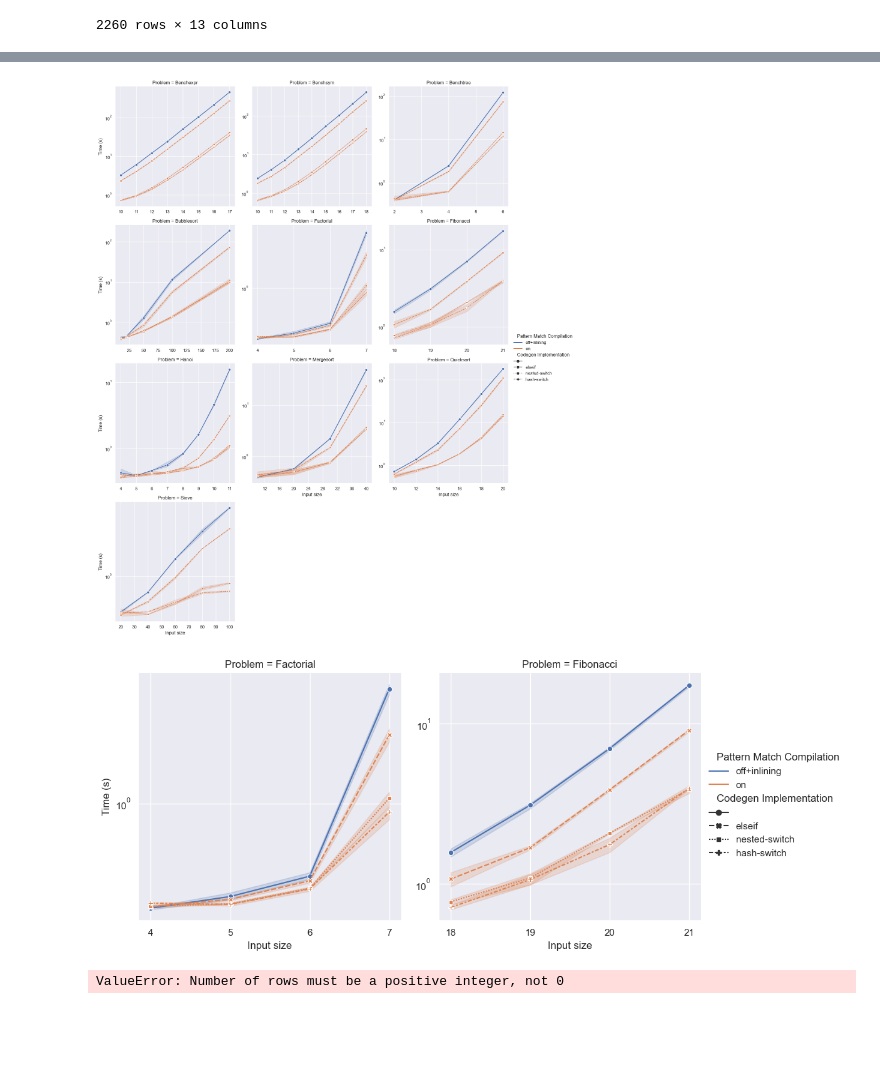
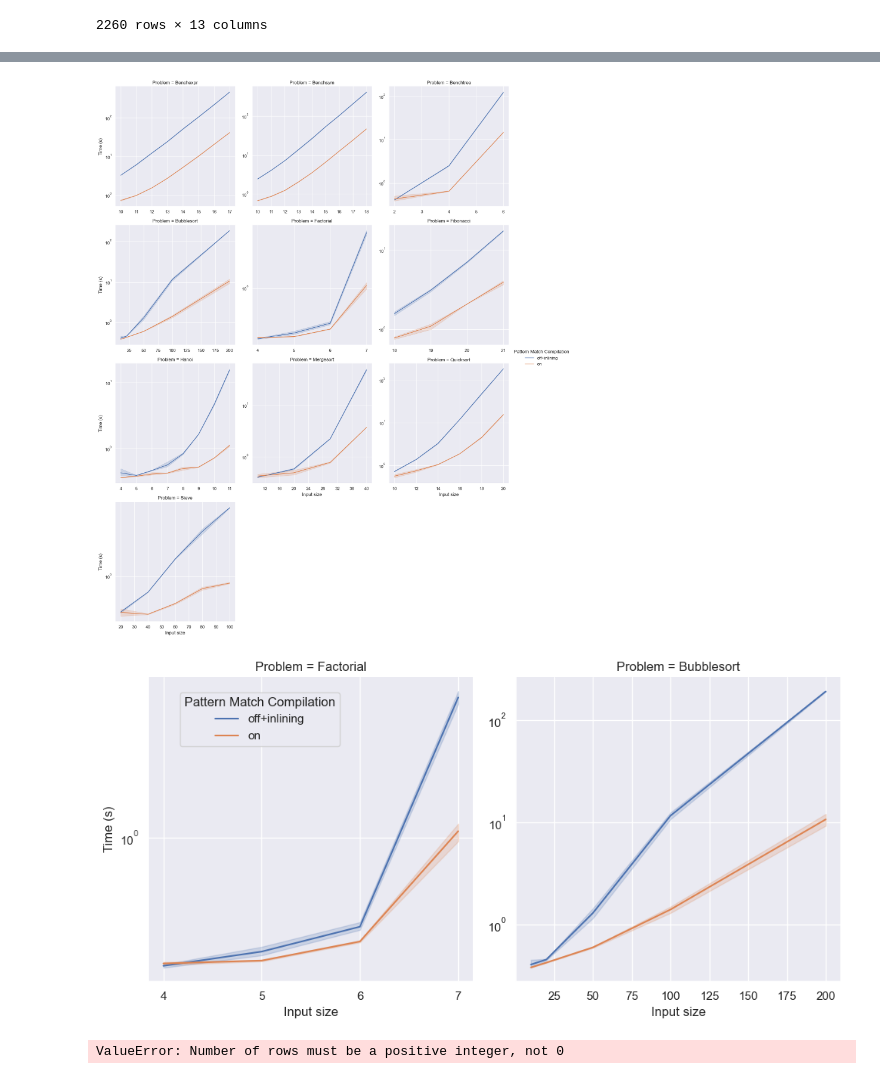
Before and after one commit to metaborg/stratego, a Jupyter notebook: stratego.build.spoofax2.benchmark/analysis/Example plots.ipynb, the cells around one changed output, grey strips where cells are left out. Cells and saved outputs as stored; diff of their text form; code cells hidden in the pictures; blank space fills up the shorter version.

Commit message:
Update analysis script to produce pdf images for SLE paper

```diff
--- a/stratego.build.spoofax2.benchmark/analysis/Example plots.ipynb
+++ b/stratego.build.spoofax2.benchmark/analysis/Example plots.ipynb
@@ -260,5 +260,5 @@ def configure_grid(g: sns.FacetGrid, problem=None):
     finally:
         return g
 # %%
-df_scaledproblem = df[(df["Problem Size"] != -1) & (df["Problem"] != "BenchNullary")]
+df_scaledproblem = df[(df["Problem Size"] != -1) & (df_scaledproblem["Codegen Implementation"].isin(["", "nested-switch"])) & (df["Problem"] != "BenchNullary")]
 # %%
@@ -337,15 +341,13 @@ cols = np.sort(np.unique(df_scaledproblem["Problem"].values))
 opt_levels = list(map(optlevel_to_label, ["3", "4"]))
 
 g = configure_grid(sns.relplot(
-    data=df_scaledproblem[(df_scaledproblem["Stage"] == "run") & (df_scaledproblem["Pattern Match Compilation"].isin(opt_levels))],
+    data=df_scaledproblem[(df_scaledproblem["Problem Size"] != -1) & (df_scaledproblem["Stage"] == "run") & (df_scaledproblem["Codegen Implementation"].isin(["", "nested-switch"])) & (df_scaledproblem["Pattern Match Compilation"].isin(opt_levels))],
     x="Problem Size",
     y="Score",
     col="Problem",
     col_order=cols,
     col_wrap=min(3, len(cols)),
 #     style="Codegen Implementation",
-    # hue="Codegen Implementation",
-    style="Codegen Implementation",
     hue="Pattern Match Compilation",
     hue_order=opt_levels,
     kind="line",
@@ -364,41 +366,42 @@ g.set(yscale="log")
 # Save figure to file
 g.savefig(f"{PLOT_DIR}/{'_'.join(results_files)}-runtime.png")
 # %% [output]
-[figure, old version]
+[figure, new version]
 # %%
 # Runtimes for DFA switch backends (per problem)
 
-cols = ["Factorial", "Fibonacci"]
+cols = ["Factorial", "Bubblesort"]
 opt_levels=list(map(optlevel_to_label, ["3", "4"]))
 
 g = configure_grid(sns.relplot(
     data=df_scaledproblem[(df_scaledproblem["Stage"] == "run") & (df_scaledproblem["Pattern Match Compilation"].isin(opt_levels))],
     x="Problem Size",
     y="Score",
     col="Problem",
     col_order=cols,
     col_wrap=min(3, len(cols)),
-    style="Codegen Implementation",
+#    style="Codegen Implementation",
     hue="Pattern Match Compilation",
     hue_order=opt_levels,
     kind="line",
     # err_style="band",
     markers=True,
     facet_kws=dict(
         sharex=False,
         sharey=False,
     ),
 ))
 
+sns.move_legend(g, "upper left", frameon=True, bbox_to_anchor=(0.1, 0.9))
 g.set(yscale="log")
 
 # TODO Include strj runtime -> with and without fusion
 
 # Save figure to file
-g.savefig(f"{PLOT_DIR}/{'_'.join(results_files)}-fact&fib-run.png")
+g.savefig(f"{PLOT_DIR}/{'_'.join(results_files)}-fact&bub-run.pdf")
 # g.savefig(f"{THESIS_FIGURE_DIR}/rec-fact&fib-run.pdf")
 # %% [output]
-[figure, old version]
+[figure, new version]
 # %%
 # Runtimes for DFA switch backends (per problem)
 
```
Also changed, not shown: parts of 3 cells of this notebook.
